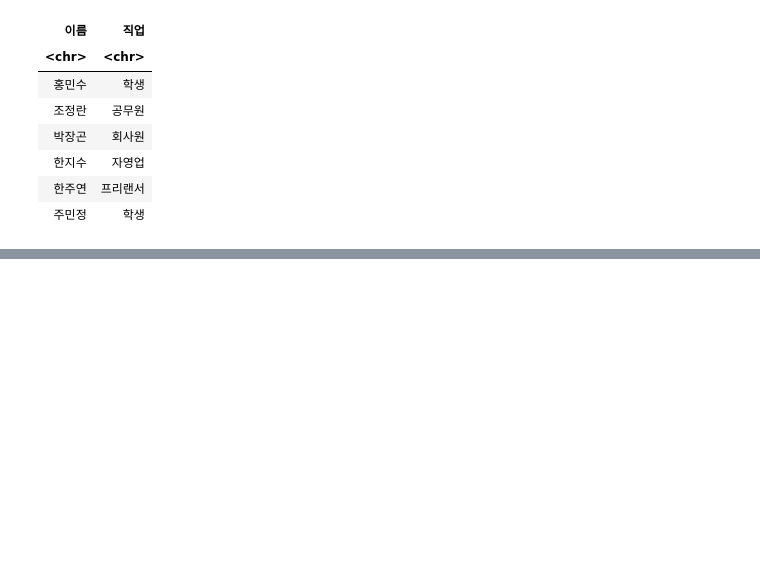
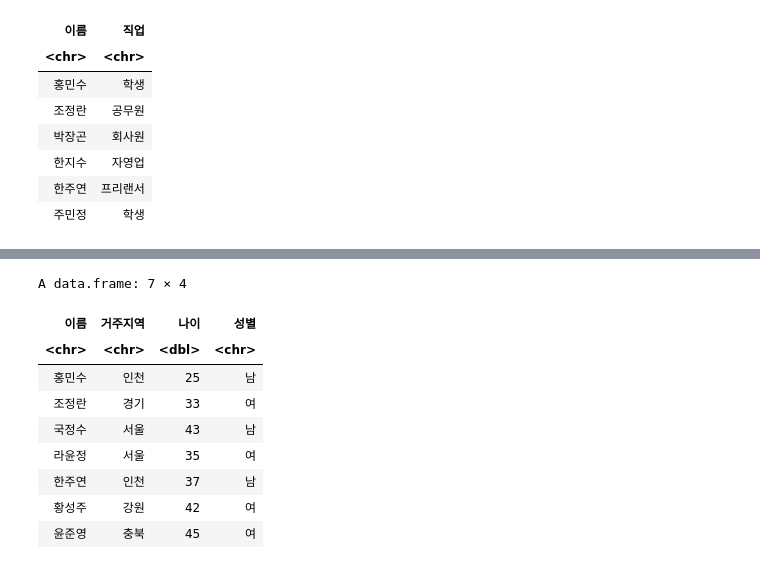
Before and after one commit to yoonyoung27/public_big_data_analysis, a Jupyter notebook: R.ipynb, the cells around one changed output, grey strips where cells are left out. Cells and saved outputs as stored; diff of their text form; code cells hidden in the pictures; blank space fills up the shorter version.

```diff
--- a/R.ipynb
+++ b/R.ipynb
@@ -597,0 +622,3 @@ A data.frame: 6 × 2
+# %%
+otherinfo <- data.frame(이름 = c('황성주','윤준영'), 거주지역 = c('강원','충북'), 나이 = c(42, 45), 성별 = c('여','여'))
+otherinfo
@@ -597,0 +631,14 @@ A data.frame: 6 × 2
+# %%
+totinfo <- rbind(pinfo, otherinfo)
+totinfo
+# %% [output]
+A data.frame: 7 × 4
+| 이름 | 거주지역 | 나이 | 성별 |
+| <chr> | <chr> | <dbl> | <chr> |
+| 홍민수 | 인천 | 25 | 남 |
+| 조정란 | 경기 | 33 | 여 |
+| 국정수 | 서울 | 43 | 남 |
+| 라윤정 | 서울 | 35 | 여 |
+| 한주연 | 인천 | 37 | 남 |
+| 황성주 | 강원 | 42 | 여 |
+| 윤준영 | 충북 | 45 | 여 |
```
Also changed, not shown: parts of 12 cells of this notebook.
